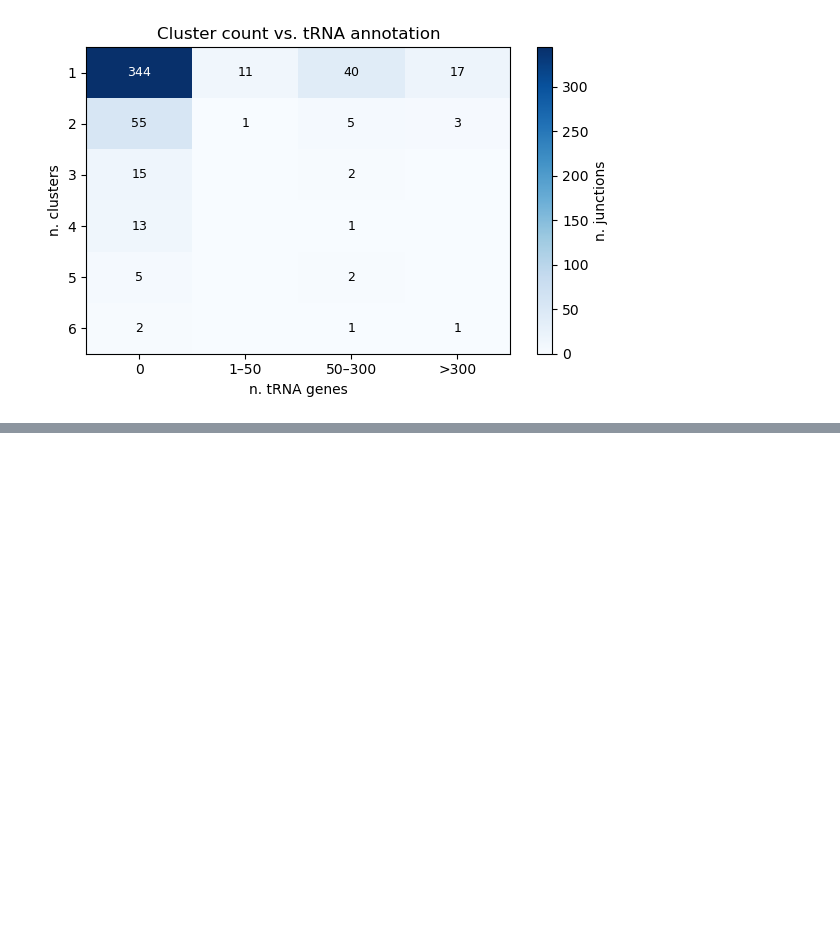
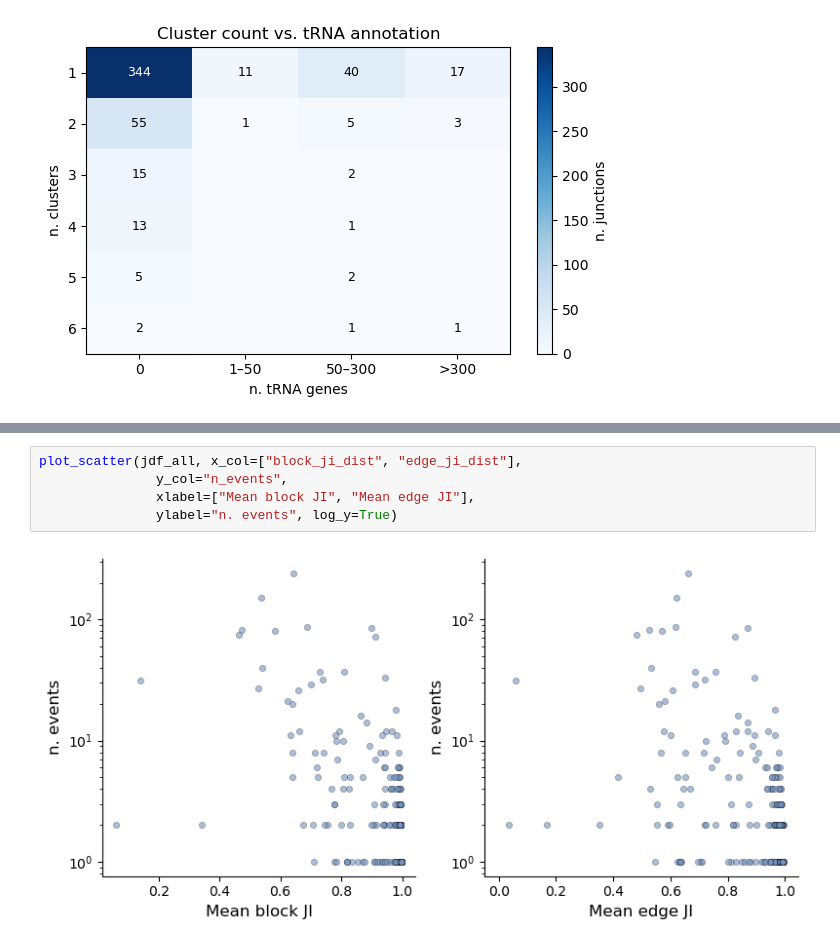
Before and after one commit to marie3003/junction_dataset, a Jupyter notebook: explore/relate_n_events_clusters.ipynb, the cells around one changed output, grey strips where cells are left out. Saved outputs shown, nothing was run; the diff lists cells and outputs as text; blank space fills up the shorter version.

```diff
--- a/explore/relate_n_events_clusters.ipynb
+++ b/explore/relate_n_events_clusters.ipynb
@@ -106,0 +145,7 @@ plot_junction_heatmap(jdf_all, x_col="trna_cat", y_col="n_clusters", heatmap_col
+# %%
+plot_scatter(jdf_all, x_col=["block_ji_dist", "edge_ji_dist"],
+               y_col="n_events",
+               xlabel=["Mean block JI", "Mean edge JI"],
+               ylabel="n. events", log_y=True)
+# %% [output]
+[figure, added]
```
Also changed, not shown: parts of 7 cells of this notebook, 9 other files.
